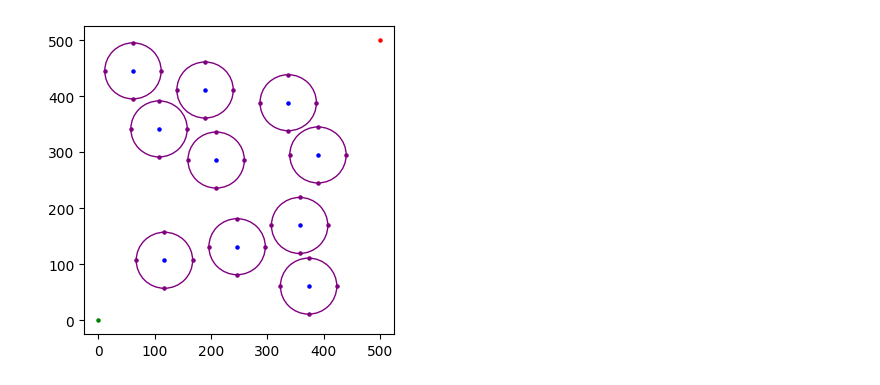
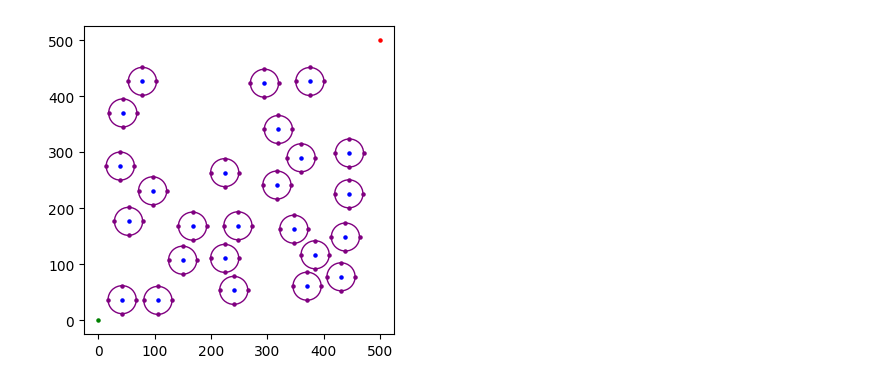
Before and after one commit to EmillySatiro/Sistemas-inteligentes, a Jupyter notebook: Trabalho_1/kaua_cod.ipynb, the cells around one changed output. Cells and saved outputs as stored; diff of their text form; code cells hidden in the pictures.

```diff
--- a/Trabalho_1/kaua_cod.ipynb
+++ b/Trabalho_1/kaua_cod.ipynb
@@ -15,26 +15,23 @@ os.makedirs('criacao_base', exist_ok=True)
 # %%
 tamanho = (500, 500)
 ponto_inicial_final = (0, 0), tamanho
-raio_size = 50
+raio_size = 25
 visual_s = 5
-qtd_centroides = 10
+qtd_centroides = 25
 paciencia = 10
 # %%
 def inserir_circulo(ax, x, y, raio_size, visual_s, color_centro, color_ext):
     valores_adicionados = []
+    valores_adicionados.append(ax.scatter(x, y, color=color_centro, s=visual_s))
 
     valor_baixo = (x, y - raio_size)
     valor_cima = (x, y + raio_size)
     valor_esquerda = (x - raio_size, y)
     valor_direita = (x + raio_size, y)
+    posicoes = (valor_baixo, valor_cima, valor_esquerda, valor_direita)
+    [valores_adicionados.append(ax.scatter(*posicao, color=color_ext, s=visual_s)) for posicao in posicoes]
 
-    valores_adicionados.append(ax.scatter(x, y, color=color_centro, s=visual_s))
-    valores_adicionados.append(ax.scatter(*valor_baixo, color=color_ext, s=visual_s))
-    valores_adicionados.append(ax.scatter(*valor_cima, color=color_ext, s=visual_s))
-    valores_adicionados.append(ax.scatter(*valor_esquerda, color=color_ext, s=visual_s))
-    valores_adicionados.append(ax.scatter(*valor_direita, color=color_ext, s=visual_s))
     valores_adicionados.append(plt.Circle((x, y), raio_size, color=color_ext, fill=False))
-
     ax.add_patch(valores_adicionados[-1])
 
     posicao_circulo = (valor_baixo, valor_cima, valor_esquerda, valor_direita)
@@ -50,8 +47,6 @@ def remover_valores_pintados(valores_pintados):
         valor_adicionado.remove()
 # %%
 fig, ax = plt.subplots(figsize=(4, 4))
-
-# ax.axis('off')
 ax.scatter(*ponto_inicial_final[0], color='green', s=visual_s)
 ax.scatter(*ponto_inicial_final[1], color='red', s=visual_s);
 plt.savefig('criacao_base/0_pontos_iniciais.png', bbox_inches='tight', pad_inches=0.1, dpi=150)
@@ -65,41 +60,40 @@ paciencia_atual = 0
 def verificar_distancia(x1, y1, x2, y2, raio_size) -> bool:
     distancia_x = x2 - x1
     distancia_y = y2 - y1
     distancia_euclidiana = math.sqrt(distancia_x ** 2 + distancia_y ** 2)
     return distancia_euclidiana < 2 * raio_size
 
 while len(centroids) < qtd_centroides and paciencia_atual < paciencia:
 
     interacao_atual += 1
     paciencia_atual += 1
 
-    x = random.uniform(0 + raio_size, tamanho[0] - raio_size)
-    y = random.uniform(0 + raio_size, tamanho[1] - raio_size)
+    x = random.uniform(raio_size, tamanho[0] - raio_size)
+    y = random.uniform(raio_size, tamanho[1] - raio_size)
 
     if verificar_distancia(x, y, *ponto_inicial_final[0], raio_size):
         print(f'Ponto ({x}, {y}) está dentro da área de influência do ponto inicial.')
         continue
 
     elif verificar_distancia(x, y, *ponto_inicial_final[1], raio_size):
         print(f'Ponto ({x}, {y}) está dentro da área de influência do ponto final.')
         continue
 
-    for centroid in centroids:
-        if verificar_distancia(centroid[0], centroid[1], x, y, raio_size):
-            print(f'Centroid {centroid} está dentro da área de influência do ponto ({x}, {y}).')
-            valores_pintados, _ = inserir_circulo(ax, x, y, raio_size, visual_s, 'red', 'orange')
-            salvar_e_exibir(fig, f'criacao_base/{interacao_atual}_centroid_falha.png')
-            remover_valores_pintados(valores_pintados)
-            break
+    elif any(verificar_distancia(centroid[0], centroid[1], x, y, raio_size) for centroid in centroids):
+        print(f'Ponto ({x}, {y}) está dentro da área de influência de um dos centroides já criados.')
+        valores_pintados, _ = inserir_circulo(ax, x, y, raio_size, visual_s, 'red', 'orange')
+        salvar_e_exibir(fig, f'criacao_base/{interacao_atual}_centroid_falha.png')
+        remover_valores_pintados(valores_pintados)
+        continue
+
     else:
         _, posicao_circulo = inserir_circulo(ax, x, y, raio_size, visual_s, 'blue', 'purple')
         salvar_e_exibir(fig, f'criacao_base/{interacao_atual}_centroid.png')
-
         centroids.append((x, y))
         posicoes_centroides.append(posicao_circulo)
         paciencia_atual = 0
 
 
 plt.close(fig)
 # %% [output]
-[figure, old version]
+[figure, new version]
```
Also changed, not shown: parts of 3 cells of this notebook, 2 other files.
